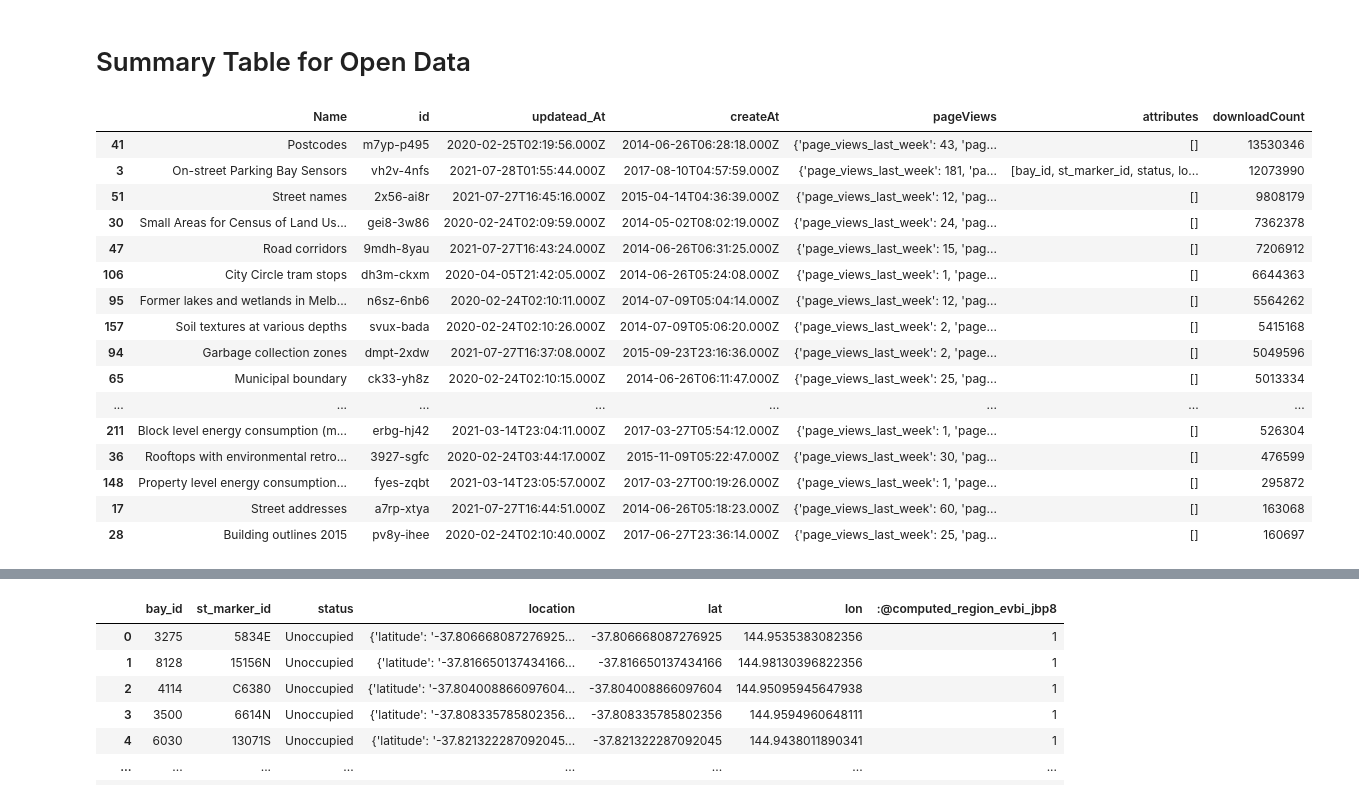
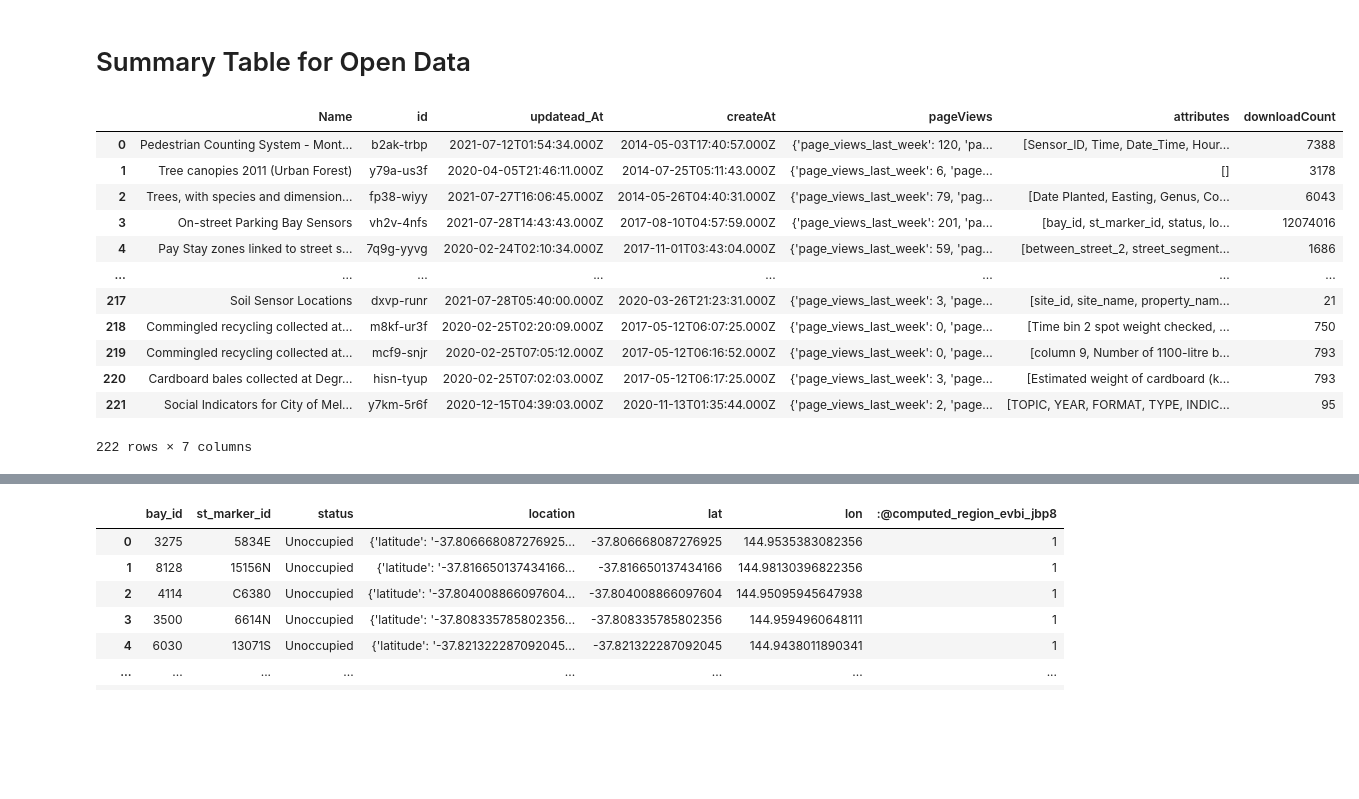
Before and after one commit to Chameleon-company/MOP, a Jupyter notebook: example.ipynb, the cells around one changed output, grey strips where cells are left out. Cells and saved outputs as stored; diff of their text form; code cells hidden in the pictures; blank space fills up the shorter version.

Commit message:
Updating content format

```diff
--- a/example.ipynb
+++ b/example.ipynb
@@ -3,22 +3,20 @@
 # %%
 import deakin
 sum_table, client= deakin.summary_table()
 sum_table.sort_values(['downloadCount'], ascending=False).head(40)
+
+sum_table
 # %% [output]
 |  | Name | id | updatead_At | createAt | pageViews | attributes | downloadCount |
-| 41 | Postcodes | m7yp-p495 | 2020-02-25T02:19:56.000Z | 2014-06-26T06:28:18.000Z | {'page_views_last_week': 43, 'pag... | [] | 13530346 |
-| 3 | On-street Parking Bay Sensors | vh2v-4nfs | 2021-07-28T01:55:44.000Z | 2017-08-10T04:57:59.000Z | {'page_views_last_week': 181, 'pa... | [bay_id, st_marker_id, status, lo... | 12073990 |
-| 51 | Street names | 2x56-ai8r | 2021-07-27T16:45:16.000Z | 2015-04-14T04:36:39.000Z | {'page_views_last_week': 12, 'pag... | [] | 9808179 |
-| 30 | Small Areas for Census of Land Us... | gei8-3w86 | 2020-02-24T02:09:59.000Z | 2014-05-02T08:02:19.000Z | {'page_views_last_week': 24, 'pag... | [] | 7362378 |
-| 47 | Road corridors | 9mdh-8yau | 2021-07-27T16:43:24.000Z | 2014-06-26T06:31:25.000Z | {'page_views_last_week': 15, 'pag... | [] | 7206912 |
-| 106 | City Circle tram stops | dh3m-ckxm | 2020-04-05T21:42:05.000Z | 2014-06-26T05:24:08.000Z | {'page_views_last_week': 1, 'page... | [] | 6644363 |
-| 95 | Former lakes and wetlands in Melb... | n6sz-6nb6 | 2020-02-24T02:10:11.000Z | 2014-07-09T05:04:14.000Z | {'page_views_last_week': 12, 'pag... | [] | 5564262 |
-| 157 | Soil textures at various depths | svux-bada | 2020-02-24T02:10:26.000Z | 2014-07-09T05:06:20.000Z | {'page_views_last_week': 2, 'page... | [] | 5415168 |
-| 94 | Garbage collection zones | dmpt-2xdw | 2021-07-27T16:37:08.000Z | 2015-09-23T23:16:36.000Z | {'page_views_last_week': 2, 'page... | [] | 5049596 |
-| 65 | Municipal boundary | ck33-yh8z | 2020-02-24T02:10:15.000Z | 2014-06-26T06:11:47.000Z | {'page_views_last_week': 25, 'pag... | [] | 5013334 |
+| 0 | Pedestrian Counting System - Mont... | b2ak-trbp | 2021-07-12T01:54:34.000Z | 2014-05-03T17:40:57.000Z | {'page_views_last_week': 120, 'pa... | [Sensor_ID, Time, Date_Time, Hour... | 7388 |
+| 1 | Tree canopies 2011 (Urban Forest) | y79a-us3f | 2020-04-05T21:46:11.000Z | 2014-07-25T05:11:43.000Z | {'page_views_last_week': 6, 'page... | [] | 3178 |
+| 2 | Trees, with species and dimension... | fp38-wiyy | 2021-07-27T16:06:45.000Z | 2014-05-26T04:40:31.000Z | {'page_views_last_week': 79, 'pag... | [Date Planted, Easting, Genus, Co... | 6043 |
+| 3 | On-street Parking Bay Sensors | vh2v-4nfs | 2021-07-28T14:43:43.000Z | 2017-08-10T04:57:59.000Z | {'page_views_last_week': 201, 'pa... | [bay_id, st_marker_id, status, lo... | 12074016 |
+| 4 | Pay Stay zones linked to street s... | 7q9g-yyvg | 2020-02-24T02:10:34.000Z | 2017-11-01T03:43:04.000Z | {'page_views_last_week': 59, 'pag... | [between_street_2, street_segment... | 1686 |
 | ... | ... | ... | ... | ... | ... | ... | ... |
-| 211 | Block level energy consumption (m... | erbg-hj42 | 2021-03-14T23:04:11.000Z | 2017-03-27T05:54:12.000Z | {'page_views_last_week': 1, 'page... | [] | 526304 |
-| 36 | Rooftops with environmental retro... | 3927-sgfc | 2020-02-24T03:44:17.000Z | 2015-11-09T05:22:47.000Z | {'page_views_last_week': 30, 'pag... | [] | 476599 |
-| 148 | Property level energy consumption... | fyes-zqbt | 2021-03-14T23:05:57.000Z | 2017-03-27T00:19:26.000Z | {'page_views_last_week': 1, 'page... | [] | 295872 |
-| 17 | Street addresses | a7rp-xtya | 2021-07-27T16:44:51.000Z | 2014-06-26T05:18:23.000Z | {'page_views_last_week': 60, 'pag... | [] | 163068 |
-| 28 | Building outlines 2015 | pv8y-ihee | 2020-02-24T02:10:40.000Z | 2017-06-27T23:36:14.000Z | {'page_views_last_week': 25, 'pag... | [] | 160697 |
+| 217 | Soil Sensor Locations | dxvp-runr | 2021-07-28T05:40:00.000Z | 2020-03-26T21:23:31.000Z | {'page_views_last_week': 3, 'page... | [site_id, site_name, property_nam... | 21 |
+| 218 | Commingled recycling collected at... | m8kf-ur3f | 2020-02-25T02:20:09.000Z | 2017-05-12T06:07:25.000Z | {'page_views_last_week': 0, 'page... | [Time bin 2 spot weight checked, ... | 750 |
+| 219 | Commingled recycling collected at... | mcf9-snjr | 2020-02-25T07:05:12.000Z | 2017-05-12T06:16:52.000Z | {'page_views_last_week': 0, 'page... | [column 9, Number of 1100-litre b... | 793 |
+| 220 | Cardboard bales collected at Degr... | hisn-tyup | 2020-02-25T07:02:03.000Z | 2017-05-12T06:17:25.000Z | {'page_views_last_week': 3, 'page... | [Estimated weight of cardboard (k... | 793 |
+| 221 | Social Indicators for City of Mel... | y7km-5r6f | 2020-12-15T04:39:03.000Z | 2020-11-13T01:35:44.000Z | {'page_views_last_week': 2, 'page... | [TOPIC, YEAR, FORMAT, TYPE, INDIC... | 95 |
+222 rows × 7 columns
```
Also changed, not shown: parts of 1 cell of this notebook.
